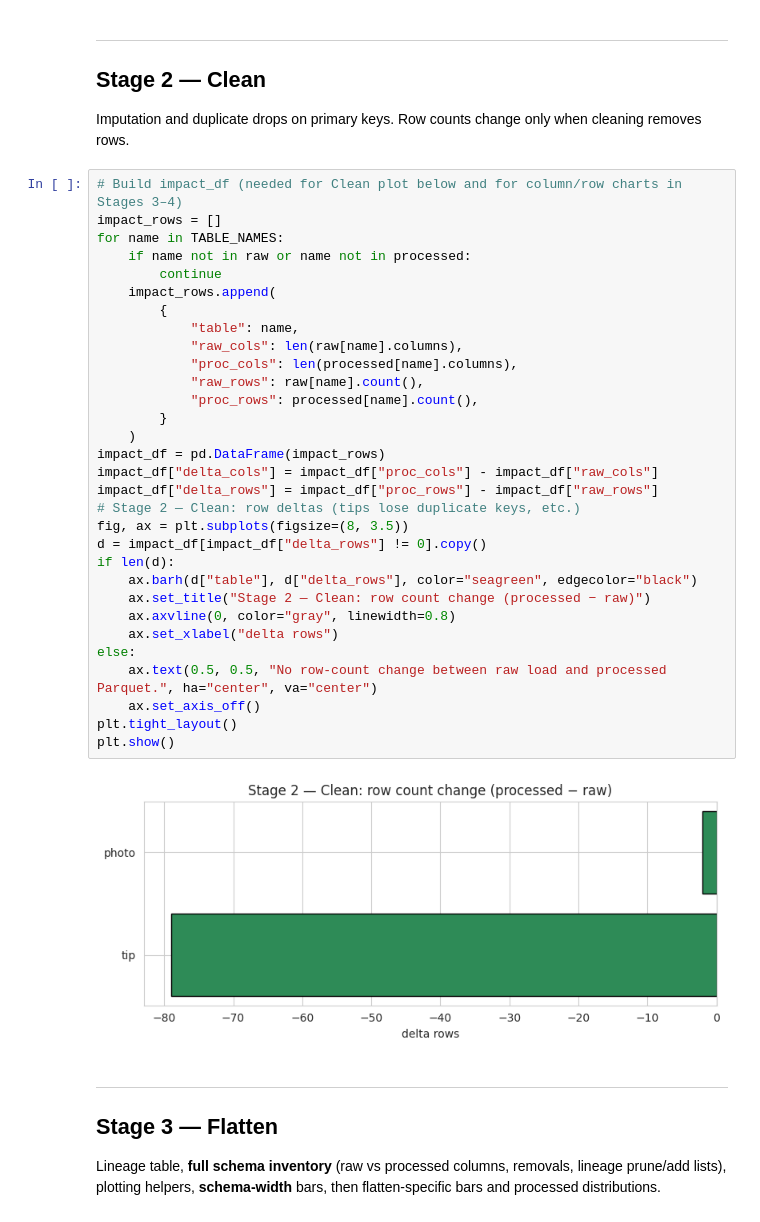
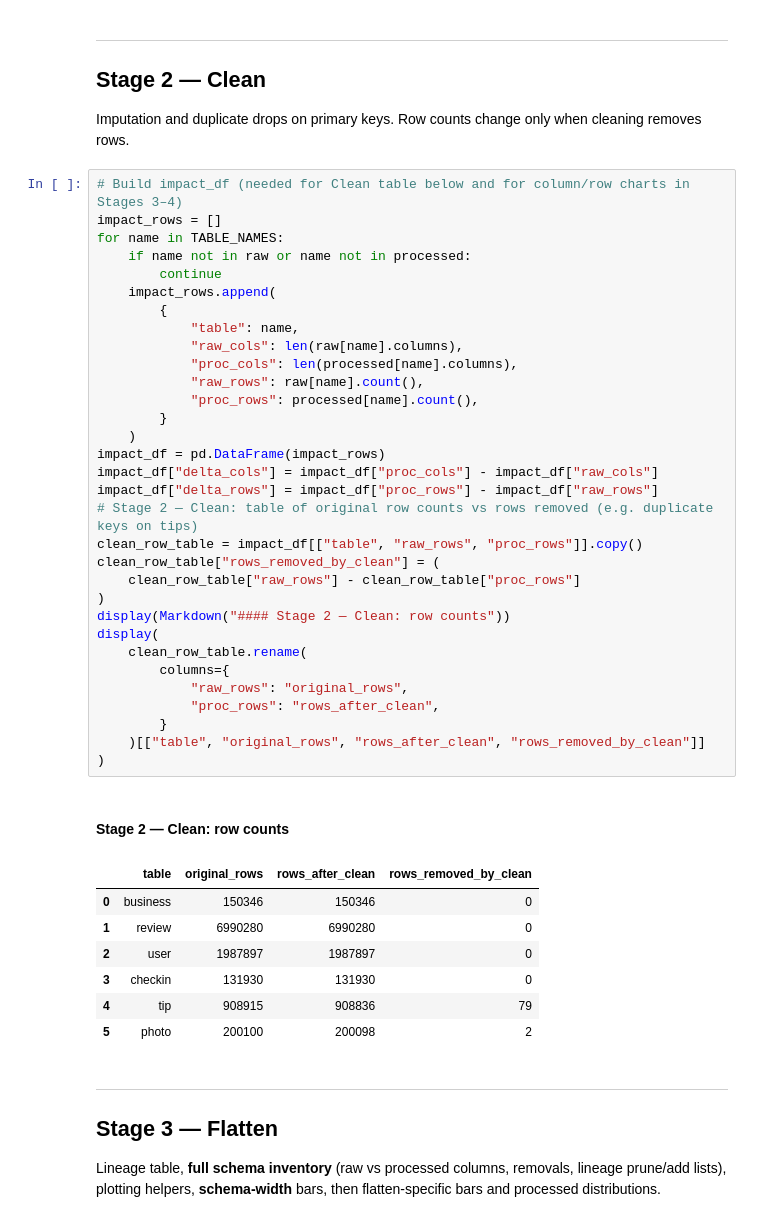
Before and after one commit to big-data-lpnu/yelp-spark-project, a Jupyter notebook: src/notebooks/preprocessing_comparison.ipynb, the cells around one changed output. Saved outputs shown, nothing was run; the diff lists cells and outputs as text.

```diff
--- a/src/notebooks/preprocessing_comparison.ipynb
+++ b/src/notebooks/preprocessing_comparison.ipynb
@@ -371,38 +246,46 @@ JSON datasets read into Spark (`load_dataset`). Row/column volumes are summarize
 
 Imputation and duplicate drops on primary keys. Row counts change only when cleaning removes rows.
 # %%
-# Build impact_df (needed for Clean plot below and for column/row charts in Stages 3–4)
+# Build impact_df (needed for Clean table below and for column/row charts in Stages 3–4)
 impact_rows = []
 for name in TABLE_NAMES:
     if name not in raw or name not in processed:
         continue
     impact_rows.append(
         {
             "table": name,
             "raw_cols": len(raw[name].columns),
             "proc_cols": len(processed[name].columns),
             "raw_rows": raw[name].count(),
             "proc_rows": processed[name].count(),
         }
     )
 impact_df = pd.DataFrame(impact_rows)
 impact_df["delta_cols"] = impact_df["proc_cols"] - impact_df["raw_cols"]
 impact_df["delta_rows"] = impact_df["proc_rows"] - impact_df["raw_rows"]
-# Stage 2 — Clean: row deltas (tips lose duplicate keys, etc.)
-fig, ax = plt.subplots(figsize=(8, 3.5))
-d = impact_df[impact_df["delta_rows"] != 0].copy()
-if len(d):
-    ax.barh(d["table"], d["delta_rows"], color="seagreen", edgecolor="black")
-    ax.set_title("Stage 2 — Clean: row count change (processed − raw)")
-    ax.axvline(0, color="gray", linewidth=0.8)
-    ax.set_xlabel("delta rows")
-else:
-    ax.text(0.5, 0.5, "No row-count change between raw load and processed Parquet.", ha="center", va="center")
-    ax.set_axis_off()
-plt.tight_layout()
-plt.show()
+# Stage 2 — Clean: table of original row counts vs rows removed (e.g. duplicate keys on tips)
+clean_row_table = impact_df[["table", "raw_rows", "proc_rows"]].copy()
+clean_row_table["rows_removed_by_clean"] = (
+    clean_row_table["raw_rows"] - clean_row_table["proc_rows"]
+)
+display(Markdown("#### Stage 2 — Clean: row counts"))
+display(
+    clean_row_table.rename(
+        columns={
+            "raw_rows": "original_rows",
+            "proc_rows": "rows_after_clean",
+        }
+    )[["table", "original_rows", "rows_after_clean", "rows_removed_by_clean"]]
+)
 # %% [output]
-[figure, removed]
+#### Stage 2 — Clean: row counts
+|  | table | original_rows | rows_after_clean | rows_removed_by_clean |
+| 0 | business | 150346 | 150346 | 0 |
+| 1 | review | 6990280 | 6990280 | 0 |
+| 2 | user | 1987897 | 1987897 | 0 |
+| 3 | checkin | 131930 | 131930 | 0 |
+| 4 | tip | 908915 | 908836 | 79 |
+| 5 | photo | 200100 | 200098 | 2 |
 # %% [markdown]
 ---
 <a id="stage-3--flatten"></a>
```
Also changed, not shown: parts of 17 cells of this notebook.
